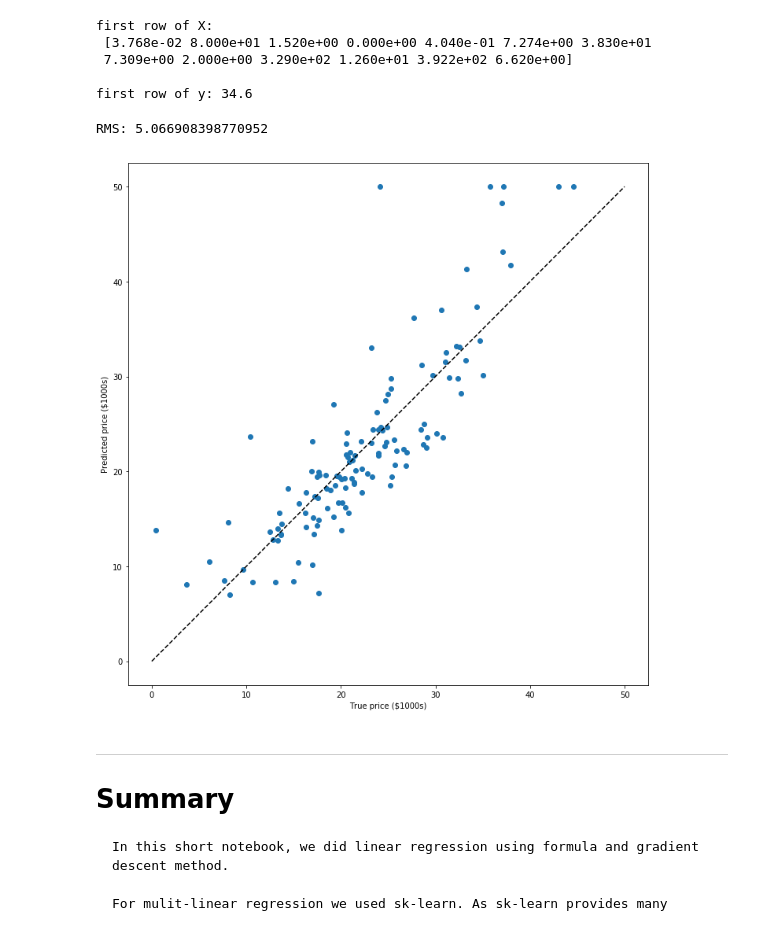
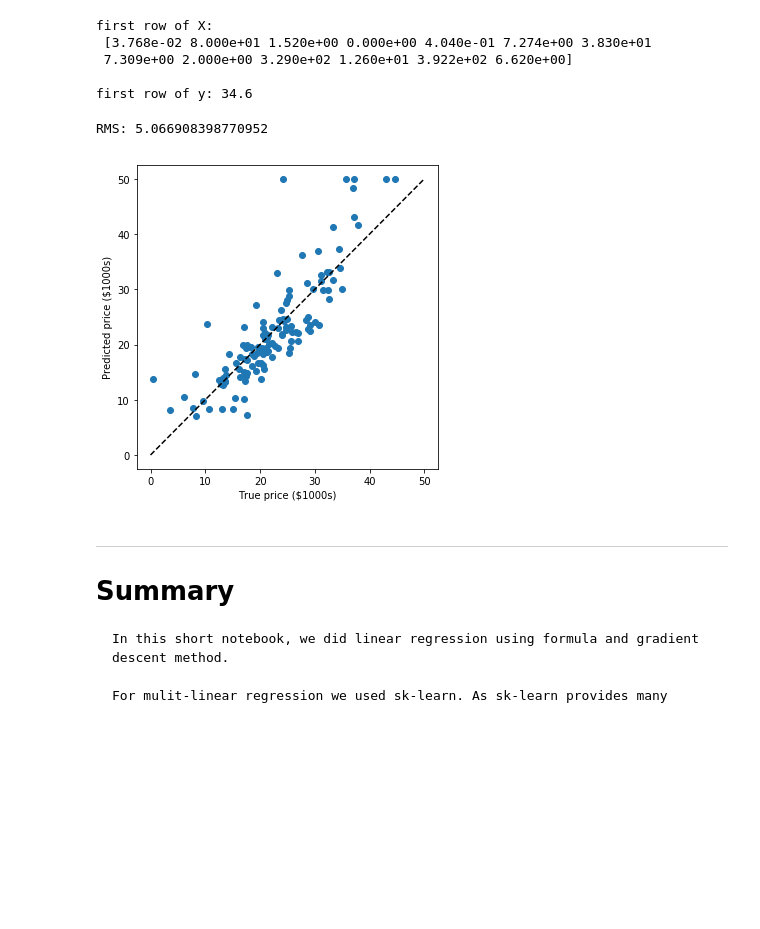
Before and after one commit to CFSun/Machine_Learning, a Jupyter notebook: 01. Linear Regression and Multi-linear Regression.ipynb, the cells around one changed output. Drawn from its saved outputs; the diff is of its cells as text; code cells hidden in the pictures; blank space fills up the shorter version.

Commit message:
image display fixed

```diff
--- a/01. Linear Regression and Multi-linear Regression.ipynb
+++ b/01. Linear Regression and Multi-linear Regression.ipynb
@@ -217,27 +217,27 @@ first row of y: 34.6
 # %%
 # use sklearn model
 from sklearn.linear_model import LinearRegression
 model = LinearRegression()
 model.fit(X_train, y_train)
 
 # prediction
 y_pred= model.predict(X_test)
 
 # accuracy
 import numpy as np
 print("RMS: %r " % np.sqrt(np.mean((y_pred - y_test) ** 2)))
 
 # plotting
-plt.figure(figsize=(10, 10))
+plt.figure(figsize=(5, 5))
 plt.scatter(y_pred, y_test)
 plt.plot([0, 50], [0, 50], '--k')
 plt.axis('tight')
 plt.xlabel('True price ($1000s)')
 plt.ylabel('Predicted price ($1000s)')
 plt.tight_layout()
 # %% [output]
 RMS: 5.066908398770952
-[figure, old version]
+[figure, new version]
 # %% [markdown]
 ----
 # Summary
```
Also changed, not shown: parts of 2 cells of this notebook.
